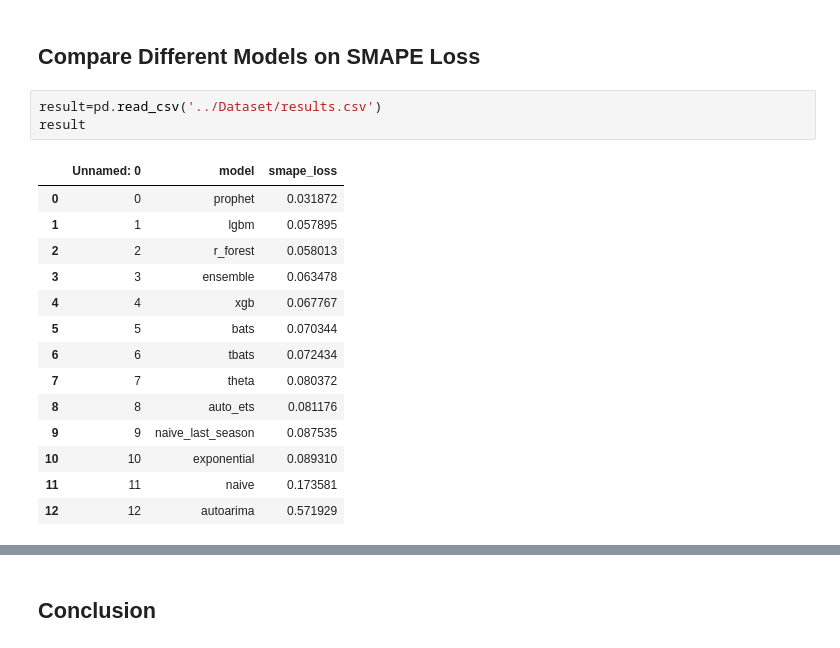
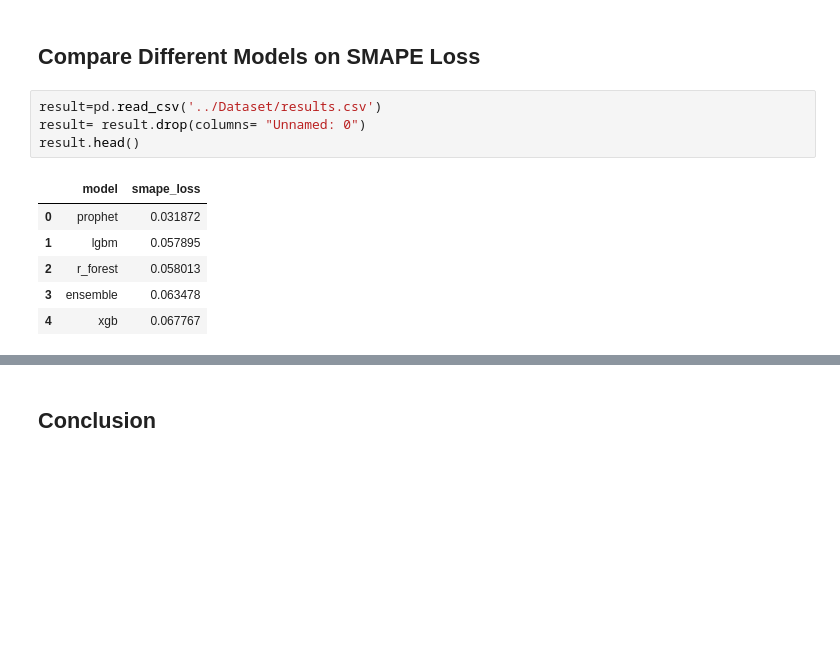
Before and after one commit to ElizabethSebastian/Sales-Forecasting, a Jupyter notebook: Code/04_evaluation_conclusion.ipynb, the cells around one changed output, grey strips where cells are left out. Saved outputs shown, nothing was run; the diff lists cells and outputs as text; blank space fills up the shorter version.

```diff
--- a/Code/04_evaluation_conclusion.ipynb
+++ b/Code/04_evaluation_conclusion.ipynb
@@ -42,19 +42,12 @@ from sklearn.ensemble import RandomForestRegressor
 ## Compare Different Models on SMAPE Loss
 # %%
 result=pd.read_csv('../Dataset/results.csv')
-result
+result= result.drop(columns= "Unnamed: 0")
+result.head()
 # %% [output]
-|  | Unnamed: 0 | model | smape_loss |
-| 0 | 0 | prophet | 0.031872 |
-| 1 | 1 | lgbm | 0.057895 |
-| 2 | 2 | r_forest | 0.058013 |
-| 3 | 3 | ensemble | 0.063478 |
-| 4 | 4 | xgb | 0.067767 |
-| 5 | 5 | bats | 0.070344 |
-| 6 | 6 | tbats | 0.072434 |
-| 7 | 7 | theta | 0.080372 |
-| 8 | 8 | auto_ets | 0.081176 |
-| 9 | 9 | naive_last_season | 0.087535 |
-| 10 | 10 | exponential | 0.089310 |
-| 11 | 11 | naive | 0.173581 |
-| 12 | 12 | autoarima | 0.571929 |
+|  | model | smape_loss |
+| 0 | prophet | 0.031872 |
+| 1 | lgbm | 0.057895 |
+| 2 | r_forest | 0.058013 |
+| 3 | ensemble | 0.063478 |
+| 4 | xgb | 0.067767 |
```
Also changed, not shown: parts of 5 cells of this notebook, 6 other files.
